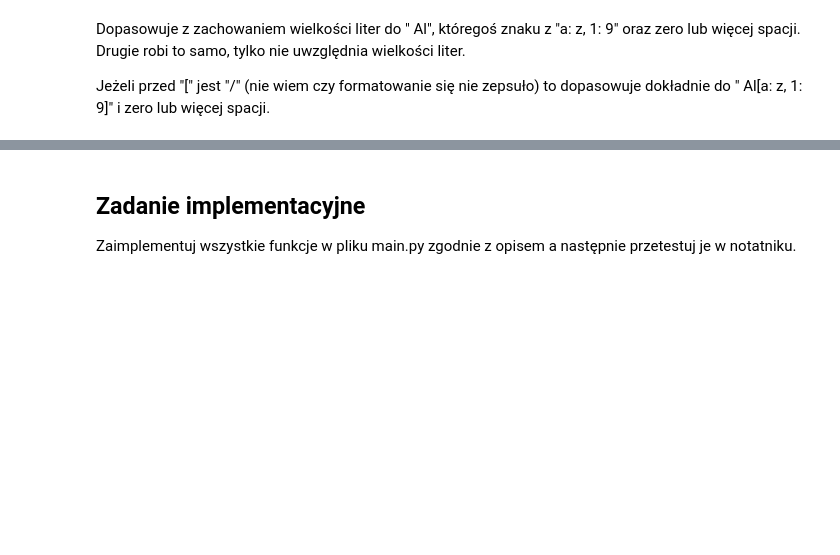
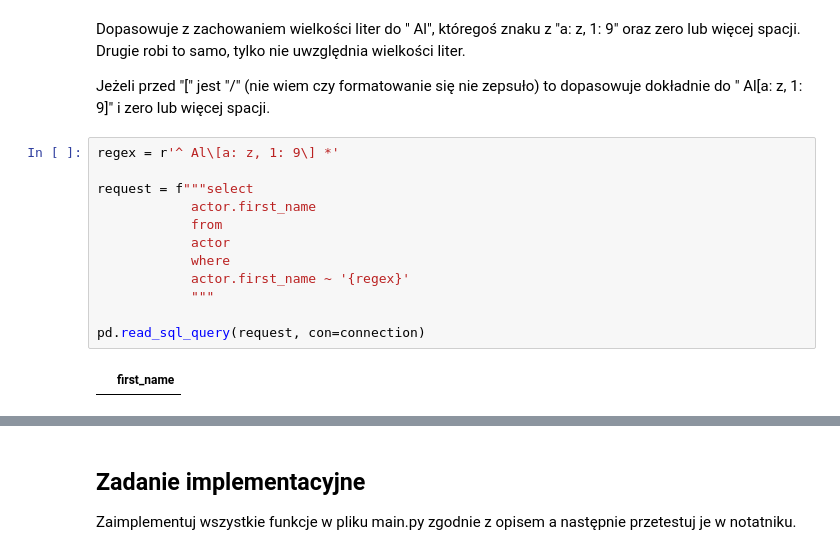
Before and after one commit to DanielJurkowski/AiBD, a Jupyter notebook: Lab 4/raport.ipynb, the cells around one changed output, grey strips where cells are left out. Cells and saved outputs as stored; diff of their text form; blank space fills up the shorter version.

```diff
--- a/Lab 4/raport.ipynb
+++ b/Lab 4/raport.ipynb
@@ -272,3 +273,17 @@ pd.read_sql_query(request, con=connection)
 Dopasowuje z zachowaniem wielkości liter do " Al", któregoś znaku z "a: z, 1: 9" oraz zero lub więcej spacji. Drugie robi to samo, tylko nie uwzględnia wielkości liter.
 
 Jeżeli przed "[" jest "/" (nie wiem czy formatowanie się nie zepsuło) to dopasowuje dokładnie do " Al[a: z, 1: 9]" i zero lub więcej spacji.
+# %%
+regex = r'^ Al\[a: z, 1: 9\] *'
+
+request = f"""select
+            actor.first_name
+            from
+            actor
+            where
+            actor.first_name ~ '{regex}'
+            """
+
+pd.read_sql_query(request, con=connection)
+# %% [output]
+|  | first_name |
```
Also changed, not shown: parts of 3 cells of this notebook, 1 other file.
